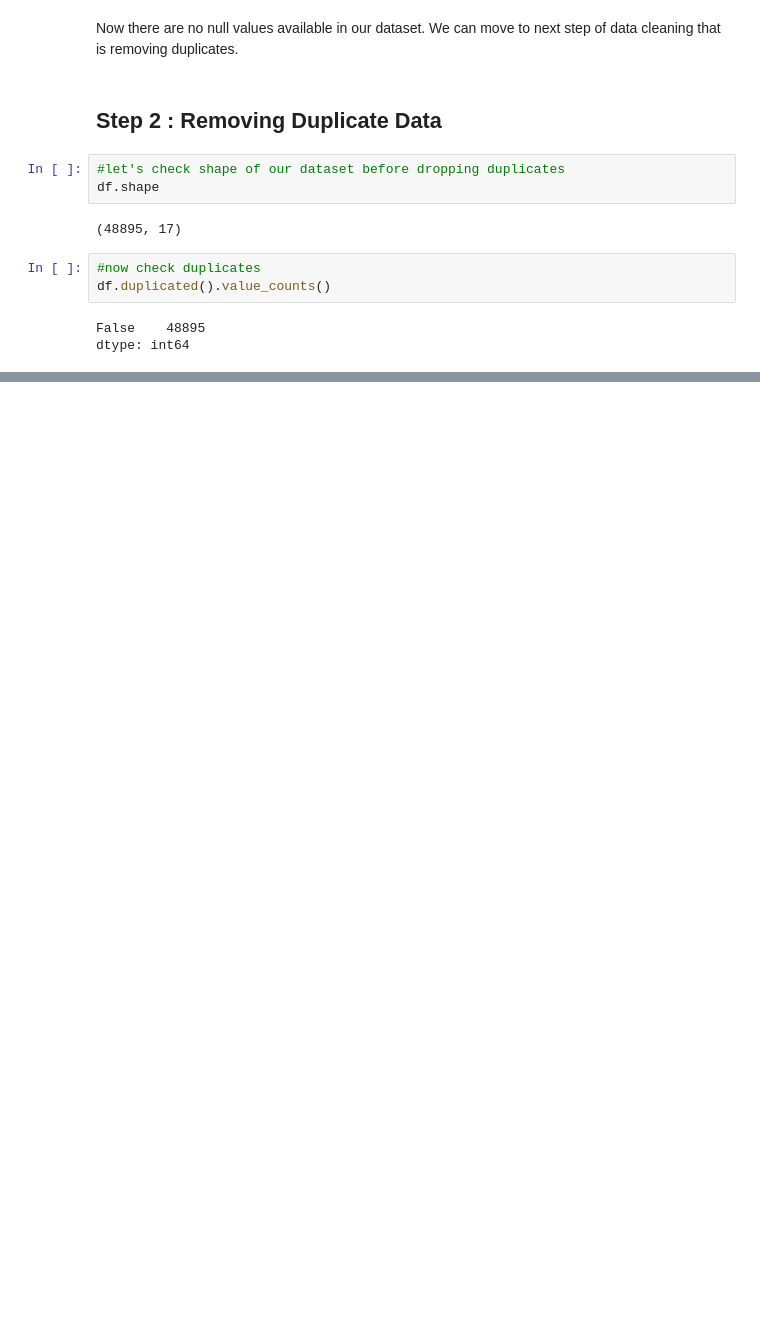
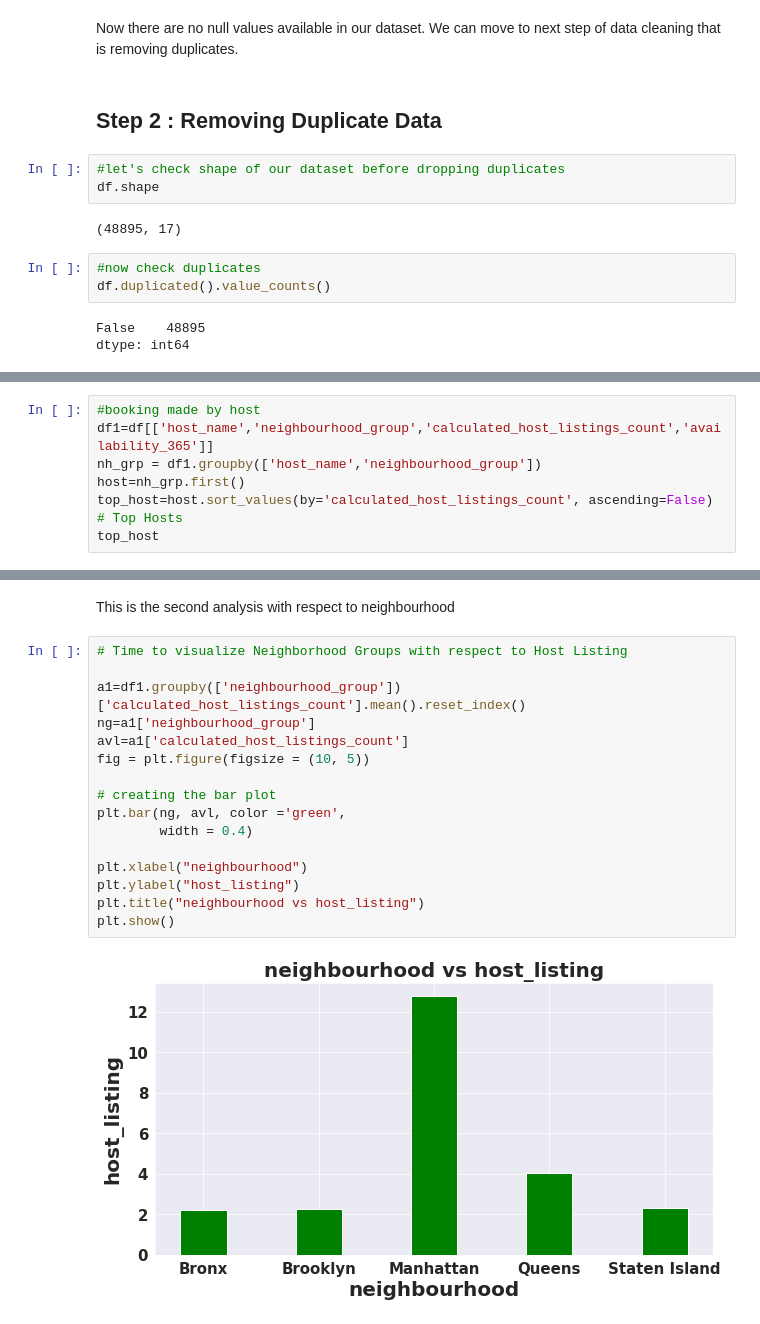
Before and after one commit to kavrit/EDA-Airbnb-booking-analsysis-Capstone-project-1, a Jupyter notebook: EDA_Airbnb_booking_analysis_capstone_project_1_.ipynb, the cells around one changed output, grey strips where cells are left out. Cells and saved outputs as stored; diff of their text form; blank space fills up the shorter version.

```diff
--- a/EDA_Airbnb_booking_analysis_capstone_project_1_.ipynb
+++ b/EDA_Airbnb_booking_analysis_capstone_project_1_.ipynb
@@ -257,0 +293,8 @@ dtype: int64
+# %%
+#booking made by host
+df1=df[['host_name','neighbourhood_group','calculated_host_listings_count','availability_365']]
+nh_grp = df1.groupby(['host_name','neighbourhood_group'])
+host=nh_grp.first()
+top_host=host.sort_values(by='calculated_host_listings_count', ascending=False)
+# Top Hosts
+top_host
@@ -257,0 +316,20 @@ dtype: int64
+# %% [markdown]
+This is the second analysis with respect to neighbourhood
+# %%
+# Time to visualize Neighborhood Groups with respect to Host Listing
+
+a1=df1.groupby(['neighbourhood_group'])['calculated_host_listings_count'].mean().reset_index()
+ng=a1['neighbourhood_group']
+avl=a1['calculated_host_listings_count']
+fig = plt.figure(figsize = (10, 5))
+
+# creating the bar plot
+plt.bar(ng, avl, color ='green',
+        width = 0.4)
+
+plt.xlabel("neighbourhood")
+plt.ylabel("host_listing")
+plt.title("neighbourhood vs host_listing")
+plt.show()
+# %% [output]
+[figure, added]
```
Also changed, not shown: parts of 25 cells of this notebook.
